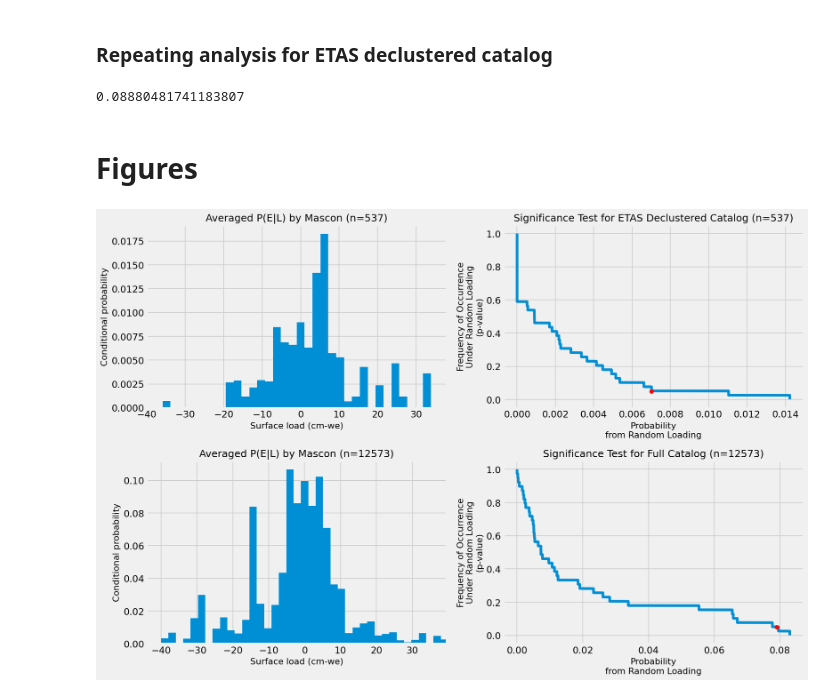
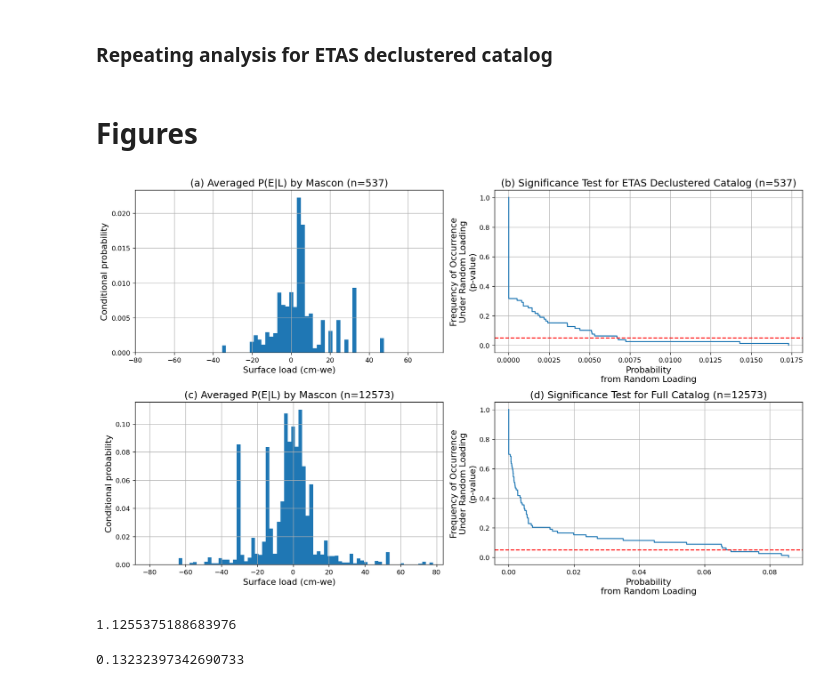
Before and after one commit to amandasyamsul/SLIQ, a Jupyter notebook: SLIQ-by-JPL-mascon.ipynb, the cells around one changed output. Cells and saved outputs as stored; diff of their text form; code cells hidden in the pictures.

```diff
--- a/SLIQ-by-JPL-mascon.ipynb
+++ b/SLIQ-by-JPL-mascon.ipynb
@@ -66,7 +67,7 @@ Calculates conditional probability P(E|L) using loads during earthquakes (LgE) a
 def get_cp(LgE, L):
     cp_list = []
 
-    bins = np.linspace(-40,40,40)
+    bins = np.linspace(-80,80,80)
 
     LgE_hist = np.histogram(LgE, bins=bins, density=True)[0]
     L_hist = np.histogram(L, bins=bins, density=True)[0]
@@ -148,0 +157,2 @@ circle_cp_averaged, circle_bins = calc_circle_cp_by_mascon(catalog, L_override=N
+# %%
+etas_circle_cp_averaged, etas_circle_bins = calc_circle_cp_by_mascon(etas_declustered, L_override=None)
@@ -169,7 +199,7 @@ all_grace_data = np.array(ds.lwe_thickness).flatten()
 rng = np.random.default_rng()  # Random number generator
 
 cp_real_distribution = []
-N = 50  # Number of randomizations
+N = 1000  # Number of randomizations
 
 # Scramble and calculate cp for each randomization
 for i in tqdm(range(N)):
@@ -180,17 +210,13 @@ for i in tqdm(range(N)):
 cp_real_distribution = np.array(cp_real_distribution)
 # %% [markdown]
 ###  Repeating analysis for ETAS declustered catalog
-# %%
-np.sum(etas_circle_cp_averaged)
-# %% [output]
-0.08880481741183807
 # %%
 # Flatten the surface load dataset to scramble
 all_grace_data = np.array(ds.lwe_thickness).flatten()
 rng = np.random.default_rng()  # Random number generator
 
 etas_cp_real_distribution = []
-N = 50  # Number of randomizations
+N = 1000  # Number of randomizations
 
 # Scramble and calculate cp for each randomization
 for i in tqdm(range(N)):
@@ -202,53 +228,66 @@ etas_cp_real_distribution = np.array(etas_cp_real_distribution)
 # %% [markdown]
 # Figures
 # %%
-fig, axes = plt.subplots(2, 2, figsize=(15, 10), dpi=120)  # Create a 2x2 grid of subplots
-fs = 13  # Font size for labels and titles
+fig, axes = plt.subplots(2, 2, figsize=(15,9), dpi=120)
+fs = 13
 
-# Top-left: P(E|L) by Mascon (ETAS)
+# Top-left: (a) P(E|L) by Mascon (ETAS)
 ax = axes[0, 0]
 wid_etas = np.mean(np.diff(etas_circle_bins))
 norm_cp_avg_etas = etas_circle_cp_averaged / ((1 - np.cos((3 * np.pi / 180) / 2)) / 2 * 4551)
 
 ax.bar(etas_circle_bins[:-1], norm_cp_avg_etas, width=wid_etas, align='edge')
-ax.set_xlim(etas_circle_bins[0], etas_circle_bins[-2])  # Adjust x-limits
+ax.set_xlim(etas_circle_bins[0], etas_circle_bins[-2])
 ax.set_xlabel('Surface load (cm-we)', fontsize=fs)
 ax.set_ylabel('Conditional probability', fontsize=fs)
-ax.set_title('Averaged P(E|L) by Mascon (n=537)', fontsize=fs + 2)
+ax.set_title('(a) Averaged P(E|L) by Mascon (n=537)', fontsize=fs + 2)
 ax.grid(True)
 
-# Top-right: Significance test for ETAS declustered catalog
+# Top-right: (b) Significance test for ETAS declustered catalog
 ax1 = axes[0, 1]
 etas_sorted_data = np.sort(etas_cp_real_distribution)
 ax1.plot(etas_sorted_data, 1 - np.arange(etas_sorted_data.size) / etas_sorted_data.size)
-ax1.scatter(0.007, 0.05, c='r', zorder=29)
+ax1.axhline(y=0.05, color='r', linestyle='--')
+# ax1.scatter(0.007, 0.05, c='r', zorder=29)
 ax1.set_ylabel('Frequency of Occurrence\nUnder Random Loading\n(p-value)', fontsize=fs)
 ax1.set_xlabel('Probability\nfrom Random Loading', fontsize=fs)
-ax1.set_title('Significance Test for ETAS Declustered Catalog (n=537)', fontsize=fs + 2)
+ax1.set_title('(b) Significance Test for ETAS Declustered Catalog (n=537)', fontsize=fs + 2)
+ax1.grid(True)
 
-# Bottom-left: P(E|L) by Mascon (Full Catalog)
+# Bottom-left: (c) P(E|L) by Mascon (Full Catalog)
 ax3 = axes[1, 0]
 wid = np.mean(np.diff(circle_bins))
 norm_cp_avg_full = circle_cp_averaged / ((1 - np.cos((3 * np.pi / 180) / 2)) / 2 * 4551)
 ax3.bar(circle_bins[:-1], norm_cp_avg_full, width=wid, align='edge')
 xl = ax3.get_xlim()
 ax3.set_xlim(xl[0], xl[1] - 4.4)
 ax3.set_xlabel('Surface load (cm-we)', fontsize=fs)
 ax3.set_ylabel('Conditional probability', fontsize=fs)
-ax3.set_title('Averaged P(E|L) by Mascon (n=12573)', fontsize=fs + 2)
+ax3.set_title('(c) Averaged P(E|L) by Mascon (n=12573)', fontsize=fs + 2)
 ax3.grid(True)
 
-# Bottom-right: Significance test for full catalog
+# Bottom-right: (d) Significance test for full catalog
 ax2 = axes[1, 1]
 sorted_data = np.sort(cp_real_distribution)
 ax2.plot(sorted_data, 1 - np.arange(sorted_data.size) / sorted_data.size)
-ax2.scatter(0.079, 0.05, c='r', zorder=29)
+# ax2.scatter(0.067, 0.05, c='r', zorder=29)
+ax2.axhline(y=0.05, color='r', linestyle='--')
 ax2.set_ylabel('Frequency of Occurrence\nUnder Random Loading\n(p-value)', fontsize=fs)
 ax2.set_xlabel('Probability\nfrom Random Loading', fontsize=fs)
-ax2.set_title('Significance Test for Full Catalog (n=12573)', fontsize=fs + 2)
+ax2.set_title('(d) Significance Test for Full Catalog (n=12573)', fontsize=fs + 2)
+ax2.grid(True)
 
-# Adjust layout and show the figure
 plt.tight_layout()
 plt.show()
 # %% [output]
-[figure, old version]
+[figure, new version]
+# %%
+norm_cp_avg_full = circle_cp_averaged / ((1 - np.cos((3 * np.pi / 180) / 2)) / 2 * 4551)
+np.sum(norm_cp_avg_full)
+# %% [output]
+1.1255375188683976
+# %%
+norm_cp_avg_etas = etas_circle_cp_averaged / ((1 - np.cos((3 * np.pi / 180) / 2)) / 2 * 4551)
+np.sum(norm_cp_avg_etas)
+# %% [output]
+0.13232397342690733
```
Also changed, not shown: parts of 8 cells of this notebook.
